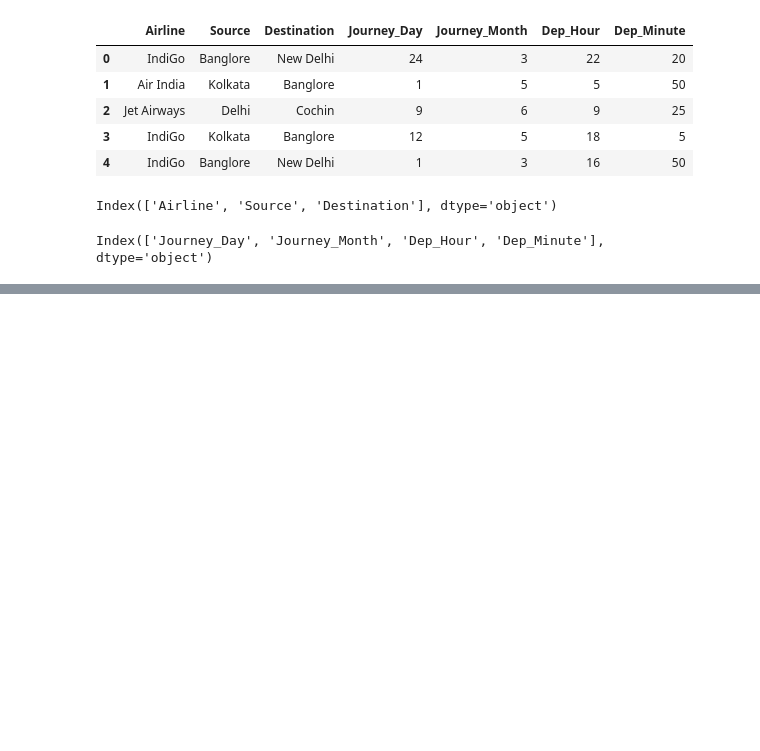
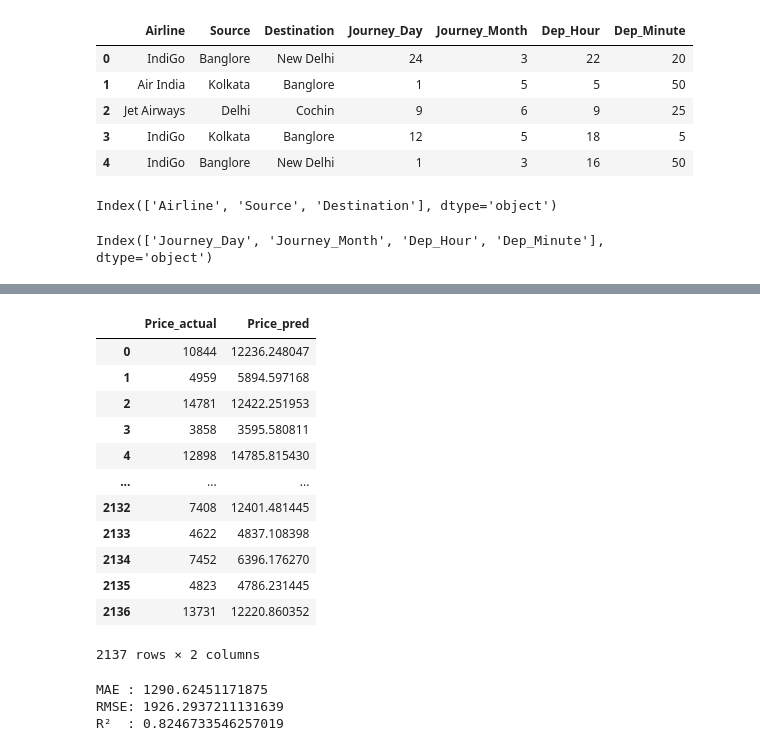
Before and after one commit to LinhVuHoang/Personal_projects, a Jupyter notebook: Flight-Fare-Prediction/Notebook_Experiments/Model_training.ipynb, the cells around one changed output, grey strips where cells are left out. Saved outputs shown, nothing was run; the diff lists cells and outputs as text; code cells hidden in the pictures; blank space fills up the shorter version.

```diff
--- a/Flight-Fare-Prediction/Notebook_Experiments/Model_training.ipynb
+++ b/Flight-Fare-Prediction/Notebook_Experiments/Model_training.ipynb
@@ -227,0 +470,2 @@ array([[ 0.52059867,  0.25051258, -1.30456438, ...,  0.        ,
+# %%
+modelXGR.fit(x_train,y_train)
@@ -227,0 +484,37 @@ array([[ 0.52059867,  0.25051258, -1.30456438, ...,  0.        ,
+# %%
+#Predict the model with test data
+y_pred = modelXGR.predict(x_test)
+# %%
+out=pd.DataFrame({'Price_actual':y_test.to_numpy().flatten(),'Price_pred':y_pred.flatten()})
+# %%
+out
+# %% [output]
+|  | Price_actual | Price_pred |
+| 0 | 10844 | 12236.248047 |
+| 1 | 4959 | 5894.597168 |
+| 2 | 14781 | 12422.251953 |
+| 3 | 3858 | 3595.580811 |
+| 4 | 12898 | 14785.815430 |
+| ... | ... | ... |
+| 2132 | 7408 | 12401.481445 |
+| 2133 | 4622 | 4837.108398 |
+| 2134 | 7452 | 6396.176270 |
+| 2135 | 4823 | 4786.231445 |
+| 2136 | 13731 | 12220.860352 |
+2137 rows × 2 columns
+# %%
+from sklearn.metrics import mean_absolute_error, mean_squared_error, r2_score
+import numpy as np
+
+mae = mean_absolute_error(y_test, y_pred)
+mse = mean_squared_error(y_test, y_pred)
+rmse = np.sqrt(mse)
+r2 = r2_score(y_test, y_pred)
+
+print("MAE :", mae)
+print("RMSE:", rmse)
+print("R²  :", r2)
+# %% [output]
+MAE : 1290.62451171875
+RMSE: 1926.2937211131639
+R²  : 0.8246733546257019
```
Also changed, not shown: parts of 25 cells of this notebook, 21 other files.
